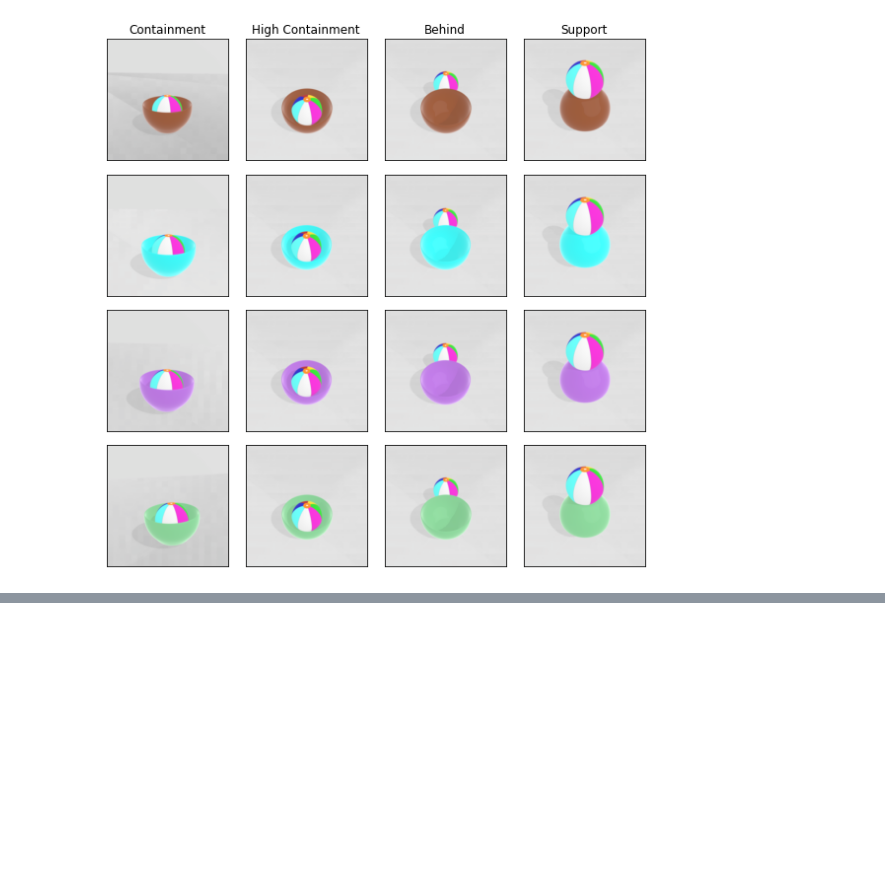
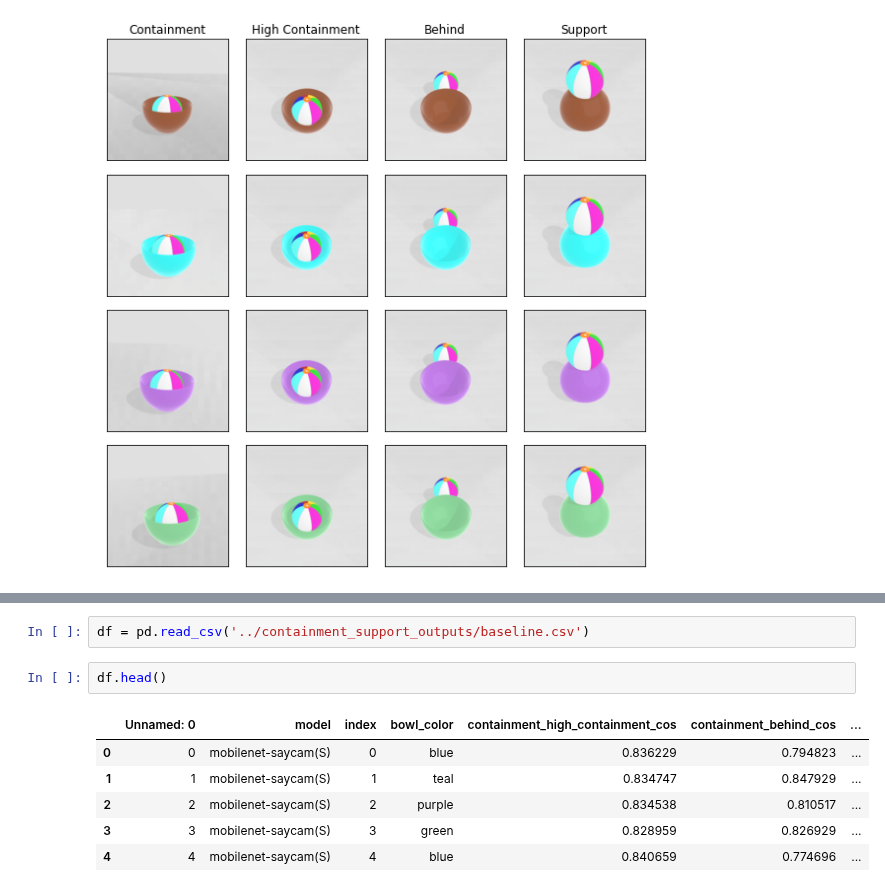
Before and after one commit to guydav/simple-relational-reasoning, a Jupyter notebook: notebooks/ContainmentSupportVisualizations.ipynb, the cells around one changed output, grey strips where cells are left out. Saved outputs shown, nothing was run; the diff lists cells and outputs as text; blank space fills up the shorter version.

```diff
--- a/notebooks/ContainmentSupportVisualizations.ipynb
+++ b/notebooks/ContainmentSupportVisualizations.ipynb
@@ -225,0 +232,11 @@ plot_triplets(UNNORMALIZE(dataset.dataset[0:32:8]), custom_titles=['Containment'
+# %%
+df = pd.read_csv('../containment_support_outputs/baseline.csv')
+# %%
+df.head()
+# %% [output]
+|  | Unnamed: 0 | model | index | bowl_color | containment_high_containment_cos | containment_behind_cos | ... |
+| 0 | 0 | mobilenet-saycam(S) | 0 | blue | 0.836229 | 0.794823 | ... |
+| 1 | 1 | mobilenet-saycam(S) | 1 | teal | 0.834747 | 0.847929 | ... |
+| 2 | 2 | mobilenet-saycam(S) | 2 | purple | 0.834538 | 0.810517 | ... |
+| 3 | 3 | mobilenet-saycam(S) | 3 | green | 0.828959 | 0.826929 | ... |
+| 4 | 4 | mobilenet-saycam(S) | 4 | blue | 0.840659 | 0.774696 | ... |
```
Also changed, not shown: parts of 3 cells of this notebook, 5 other files.
